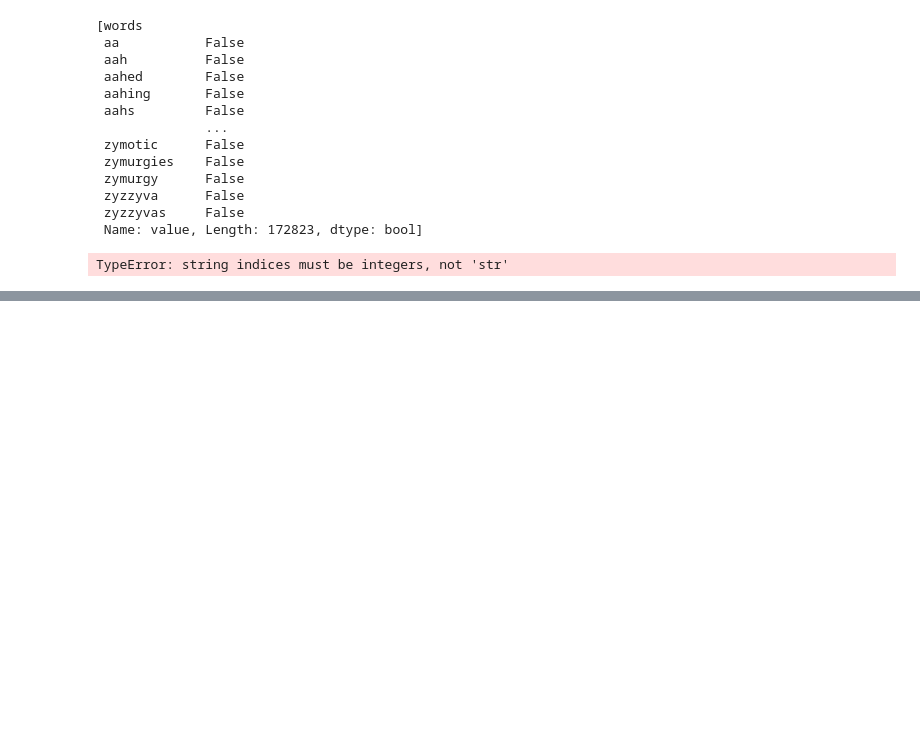
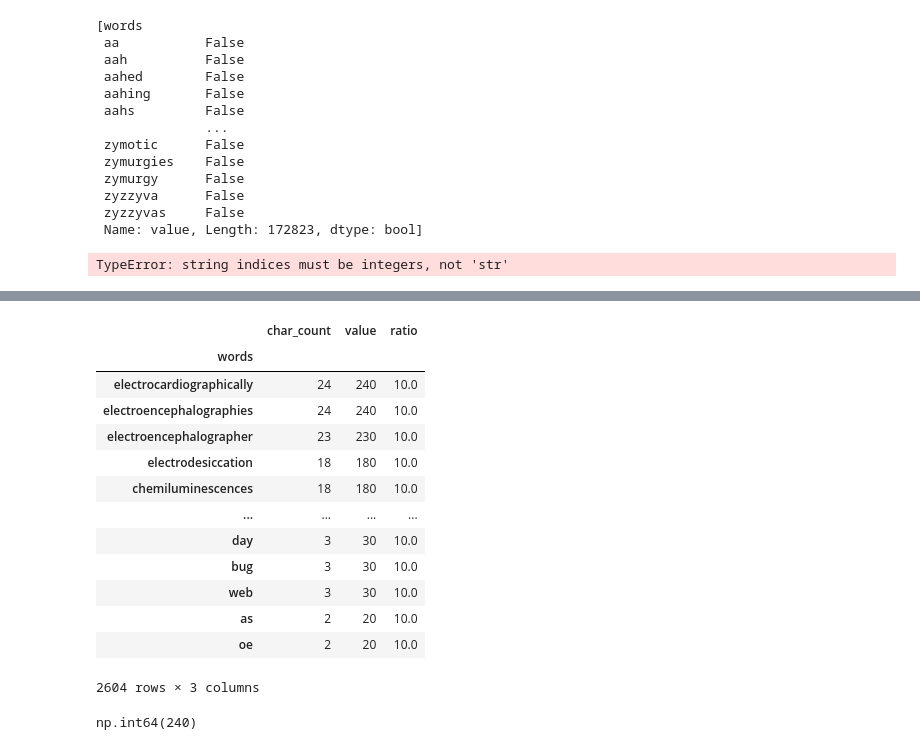
Before and after one commit to Zacks406/words_count_project, a Jupyter notebook: word_count_project.ipynb, the cells around one changed output, grey strips where cells are left out. Saved outputs shown, nothing was run; the diff lists cells and outputs as text; code cells hidden in the pictures; blank space fills up the shorter version.

```diff
--- a/word_count_project.ipynb
+++ b/word_count_project.ipynb
@@ -418,0 +525,21 @@ df.loc[df["ratio"] == df["ratio"].max()]
+# %%
+df.query("ratio == 10").sort_values(by = "value", ascending = False)
+# %% [output]
+|  | char_count | value | ratio |
+| words |  |  |  |
+| electrocardiographically | 24 | 240 | 10.0 |
+| electroencephalographies | 24 | 240 | 10.0 |
+| electroencephalographer | 23 | 230 | 10.0 |
+| electrodesiccation | 18 | 180 | 10.0 |
+| chemiluminescences | 18 | 180 | 10.0 |
+| ... | ... | ... | ... |
+| day | 3 | 30 | 10.0 |
+| bug | 3 | 30 | 10.0 |
+| web | 3 | 30 | 10.0 |
+| as | 2 | 20 | 10.0 |
+| oe | 2 | 20 | 10.0 |
+2604 rows × 3 columns
+# %%
+df.loc[df["ratio"] == 10, "value"].max()
+# %% [output]
+np.int64(240)
```
Also changed, not shown: parts of 26 cells of this notebook, 1 other file.
